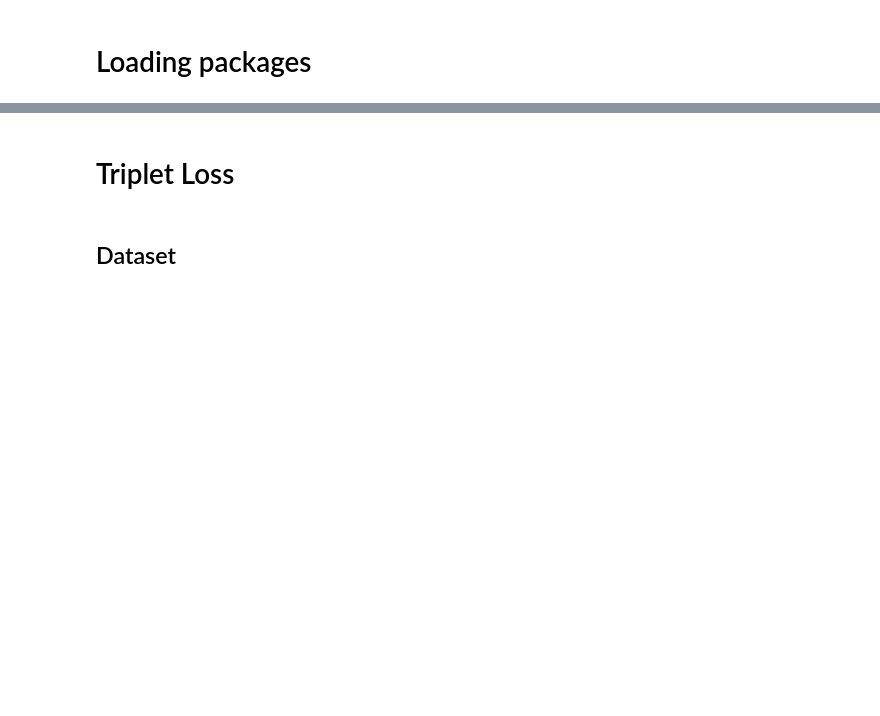
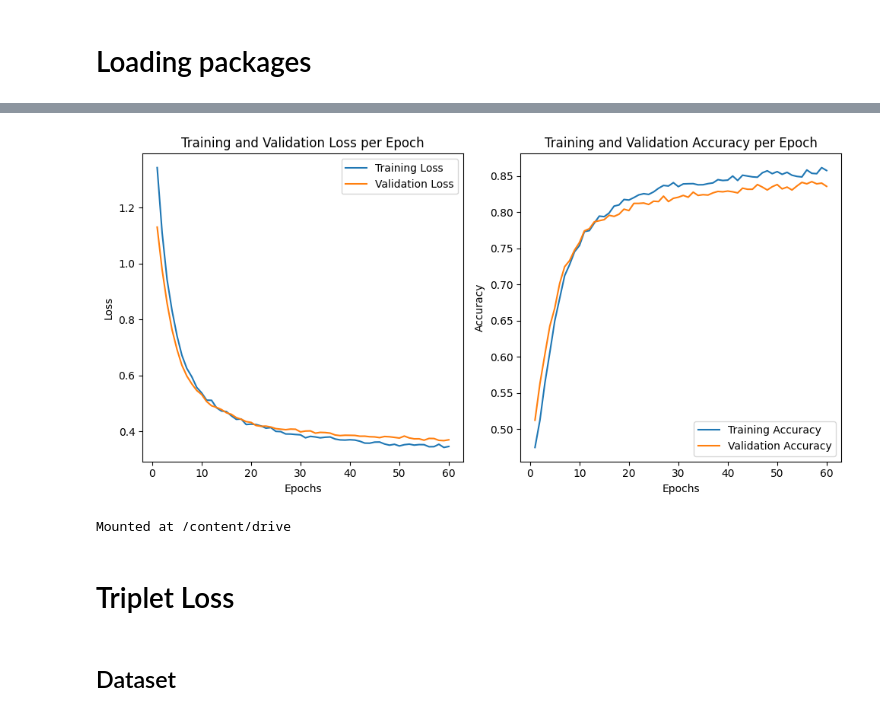
Before and after one commit to AliMohseninejad/dl_p3, a Jupyter notebook: transfer_learning.ipynb, the cells around one changed output, grey strips where cells are left out. Saved outputs shown, nothing was run; the diff lists cells and outputs as text; code cells hidden in the pictures; blank space fills up the shorter version.

```diff
--- a/transfer_learning.ipynb
+++ b/transfer_learning.ipynb
@@ -16,14 +16,20 @@ from matplotlib import pyplot as plt
 # %%
 
-model = models.resnet50(weights="DEFAULT")
-num_features = model.fc.in_features
+def create_resnetmodel():
+    """
+        This fucntion returns the pretrained resnet50 model with the 2 class fc layer
+    """
 
-model.fc = nn.Linear(in_features=num_features, out_features=2, bias=True)
-nn.init.xavier_uniform_(model.fc.weight)
-model.fc.bias.data.fill_(0.0)
+    model = models.resnet18(weights="DEFAULT")
+    num_features = model.fc.in_features
 
-# The model weights are frozen except for the fully connected layer
-model = model.requires_grad_(False)
-model.fc.weight.requires_grad_(True)
-model.fc.bias.requires_grad_(True)
-pass
+    model.fc = nn.Linear(in_features=num_features, out_features=2, bias=True)
+    nn.init.xavier_uniform_(model.fc.weight)
+    model.fc.bias.data.fill_(0.0)
+
+    # The model weights are frozen except for the fully connected layer
+    model = model.requires_grad_(False)
+    model.fc.weight.requires_grad_(True)
+    model.fc.bias.requires_grad_(True)
+
+    return model
@@ -210,0 +229,19 @@ torch.save(model.state_dict(), '/content/drive/MyDrive/DeepHW/q1_model_state_dic
+# %%
+
+model = create_resnetmodel()
+train_data, test_dataset = generate_dataset()
+train_dataset, val_dataset = separate_train_val(train_data, val_ratio = 0.2)
+train_loader, val_loader, test_loader = create_dataloaders(train_dataset, val_dataset, test_dataset)
+
+epochs = 60
+optimizer = optim.Adam(model.parameters(), lr=0.0001, weight_decay=0.005)
+criterion = nn.CrossEntropyLoss()
+train_loss_values, train_accuracy_values, val_loss_values, val_accuracy_values = train(model,
+                                                                                       train_loader,
+                                                                                       val_loader,
+                                                                                       epochs,
+                                                                                       optimizer,
+                                                                                       criterion)
+test_accuracy = test(model, test_loader)
+plot_results(train_loss_values, train_accuracy_values, val_loss_values, val_accuracy_values)
+# %% [output]
@@ -211,3 +267,8 @@ torch.save(model.state_dict(), '/content/drive/MyDrive/DeepHW/q1_model_state_dic
+[figure, added]
+# %%
+save_model(model, "q1_part1.pth")
+# %% [output]
+Mounted at /content/drive
 # %% [markdown]
 # Triplet Loss
 # %%
```
Also changed, not shown: parts of 30 cells of this notebook.
